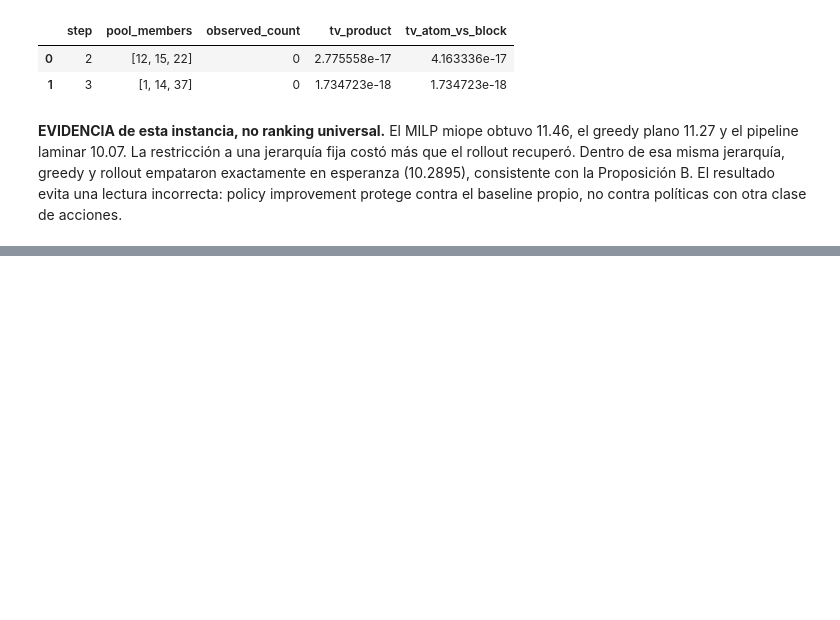
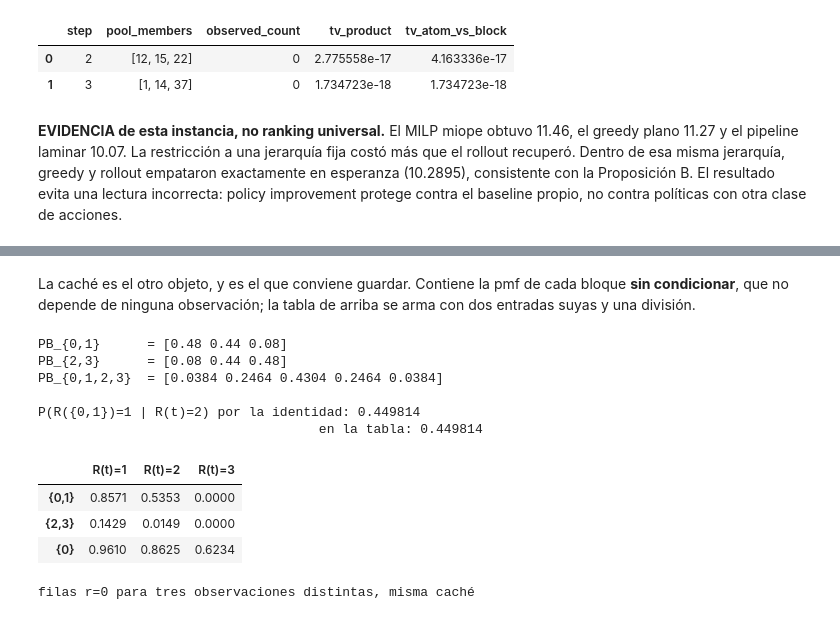
Before and after one commit to hectorrbv/pooled-testing-dynamic, a Jupyter notebook: augmented/notebooks/22_milp_laminar.ipynb, the cells around one changed output, grey strips where cells are left out. Cells and saved outputs as stored; diff of their text form; code cells hidden in the pictures; blank space fills up the shorter version.

```diff
--- a/augmented/notebooks/22_milp_laminar.ipynb
+++ b/augmented/notebooks/22_milp_laminar.ipynb
@@ -560,0 +676,39 @@ políticas con otra clase de acciones.
+# %% [markdown]
+La caché es el otro objeto, y es el que conviene guardar. Contiene la
+pmf de cada bloque **sin condicionar**, que no depende de ninguna
+observación; la tabla de arriba se arma con dos entradas suyas y una
+división.
+# %%
+for mask in (0b0011, 0b1100, 0b1111):
+    index = [key for key in range(1 << 4)
+             if absolute_mask(demo_cache, key) == mask][0]
+    print(f'PB_{_name(mask):<10} = {np.round(demo_cache.pmfs[index], 4)}')
+
+inside, outside = 0b0011, 0b1100
+manual = (demo_cache.pmfs[inside][1] * demo_cache.pmfs[outside][1]
+          / demo_cache.pmfs[0b1111][2])
+print(f'\nP(R({_name(inside)})=1 | R(t)=2) por la identidad: {manual:.6f}')
+print(f'                                    en la tabla: '
+      f'{demo_table[inside, 1]:.6f}')
+assert abs(manual - demo_table[inside, 1]) < 1e-12
+
+# La misma caché sirve para cualquier conteo observado, sin recalcular nada.
+otras = pd.DataFrame({
+    f'R(t)={other}': conditional_subset_table(demo_cache, other)[
+        [0b0011, 0b1100, 0b0001], 0]
+    for other in (1, 2, 3)
+}, index=['{0,1}', '{2,3}', '{0}'])
+display(otras.round(4))
+print('filas r=0 para tres observaciones distintas, misma caché')
+# %% [output]
+PB_{0,1}      = [0.48 0.44 0.08]
+PB_{2,3}      = [0.08 0.44 0.48]
+PB_{0,1,2,3}  = [0.0384 0.2464 0.4304 0.2464 0.0384]
+
+P(R({0,1})=1 | R(t)=2) por la identidad: 0.449814
+                                    en la tabla: 0.449814
+|  | R(t)=1 | R(t)=2 | R(t)=3 |
+| {0,1} | 0.8571 | 0.5353 | 0.0000 |
+| {2,3} | 0.1429 | 0.0149 | 0.0000 |
+| {0} | 0.9610 | 0.8625 | 0.6234 |
+filas r=0 para tres observaciones distintas, misma caché
```
Also changed, not shown: parts of 10 cells of this notebook, 10 other files.
